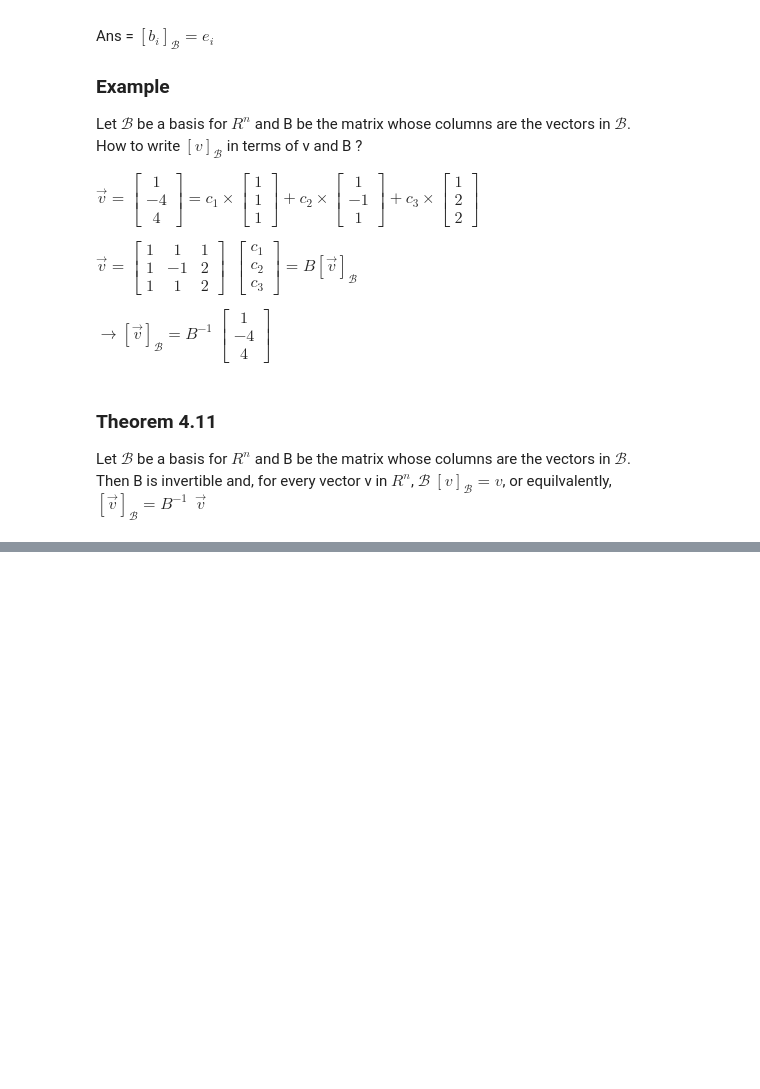
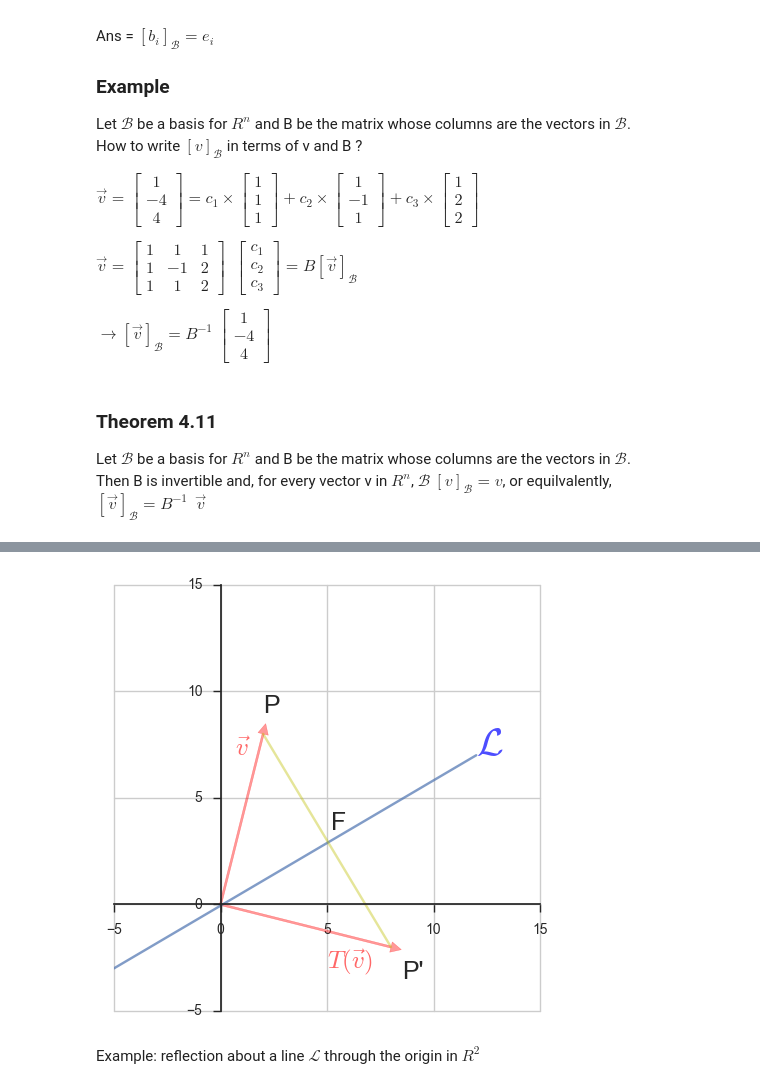
Before and after one commit to larrysu1115/ipynb-notes, a Jupyter notebook: linear-algebra/c0404-coordinate-system.ipynb, the cells around one changed output, grey strips where cells are left out. Saved outputs shown, nothing was run; the diff lists cells and outputs as text; code cells hidden in the pictures; blank space fills up the shorter version.

```diff
--- a/linear-algebra/c0404-coordinate-system.ipynb
+++ b/linear-algebra/c0404-coordinate-system.ipynb
@@ -102,0 +120,32 @@ Loading BokehJS ...
+# %%
+%matplotlib inline
+import numpy as np
+import matplotlib.pyplot as plt
+import seaborn
+seaborn.set(style='ticks')
+
+x = np.linspace(0.2,10,100)
+fig, ax = plt.subplots()
+
+plt.xlim(-5, 15)
+plt.ylim(-5, 15)
+ax.set_aspect('equal')
+ax.grid(True, which='both')
+seaborn.despine(ax=ax, offset=0) # the important part here
+ax.spines['bottom'].set_position('zero')
+ax.spines['left'].set_position('zero')
+
+plt.plot([-5,12], [-3,7], alpha=0.7)
+plt.plot([8,2], [-2,8], alpha=0.4, color='Y')
+ax.add_patch(patches.FancyArrow(0,0,8,-2, width=0.1, color='R', head_width=0.5, head_length=0.5, alpha=0.4))
+ax.add_patch(patches.FancyArrow(0,0,2, 8, width=0.1, color='R', head_width=0.5, head_length=0.5, alpha=0.4))
+plt.text(12,7, r"$ \mathcal{L} $", fontsize=28, color='B', alpha=0.7)
+plt.text(2,9, r"P", fontsize=18)
+plt.text(8.5,-3.5, r"P'", fontsize=18)
+plt.text(0.7,7, r"$ \vec{v} $", fontsize=18, color='R', alpha=0.6)
+plt.text(5,-3, r"$ T(\vec{v}) $", fontsize=18, color='R', alpha=0.6)
+plt.text(5.2,3.5, r"F", fontsize=18);
+# %% [output]
+[figure, added]
+# %% [markdown]
+Example: reflection about a line $ \mathcal{L} $ through the origin in $ R^2 $
```
Also changed, not shown: parts of 4 cells of this notebook.
